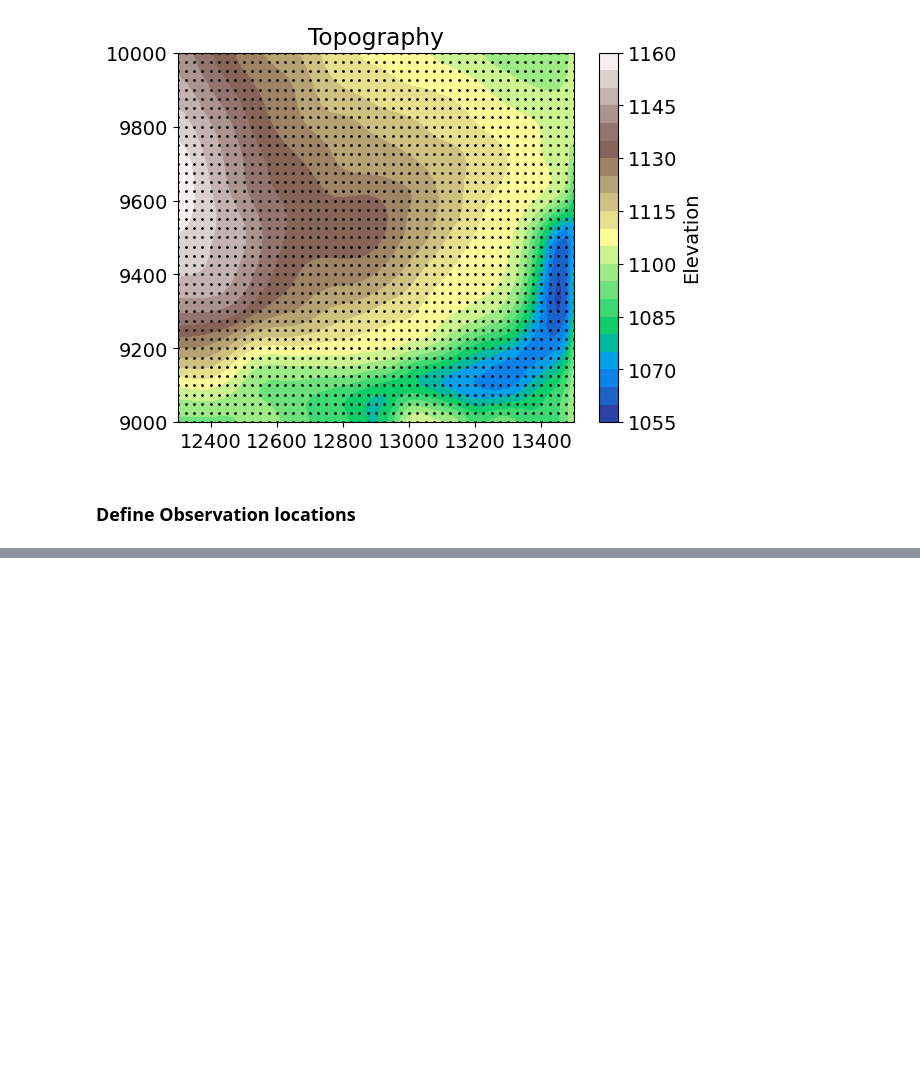
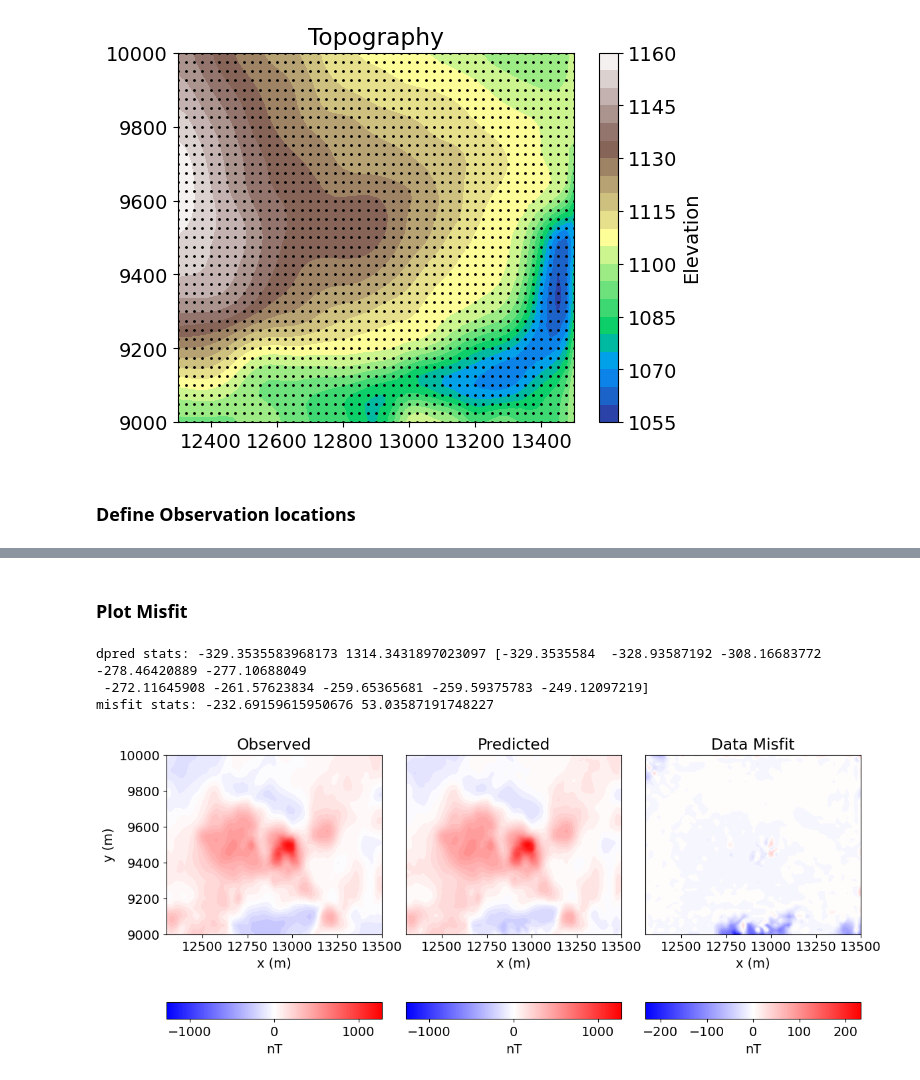
Before and after one commit to jtrustham/EOSC-454-Project-2026, a Jupyter notebook: notebooks/Mt_Milligan_Inversion.ipynb, the cells around one changed output, grey strips where cells are left out. Drawn from its saved outputs; the diff is of its cells as text; code cells hidden in the pictures; blank space fills up the shorter version.

```diff
--- a/notebooks/Mt_Milligan_Inversion.ipynb
+++ b/notebooks/Mt_Milligan_Inversion.ipynb
@@ -155,0 +247,10 @@ ValueError: could not convert string to float: 'dx'
+# %%
+simulation = magnetics.simulation.Simulation3DIntegral(
+    survey=survey,
+    mesh=tensor_mesh,
+    model_type="scalar",
+    chiMap=model_map,
+    active_cells=active_cells,
+    store_sensitivities="forward_only",
+    engine="choclo",
+)
@@ -155,0 +335,3 @@ ValueError: could not convert string to float: 'dx'
+# %%
+# Using L2 norm of the weighted residual between the observed and predicted data for a given model
+data_misfit_tensor = data_misfit.L2DataMisfit(data=data_object, simulation=simulation)
@@ -155,0 +340,4 @@ ValueError: could not convert string to float: 'dx'
+# %%
+optimization_tensor = optimization.ProjectedGNCG(
+    maxIter=100, lower=0.0, maxIterLS=20, cg_maxiter=10, cg_rtol=1e-2
+)
@@ -155,0 +346,3 @@ ValueError: could not convert string to float: 'dx'
+# %%
+# Full inverse problem definition needs daata misfit, regularization, and optimization objects
+inverse_problem_L2 = inverse_problem.BaseInvProblem(data_misfit_tensor, regularization_tensor, optimization_tensor)
@@ -155,0 +393,60 @@ ValueError: could not convert string to float: 'dx'
+# %% [markdown]
+### Plot Misfit
+# %%
+# Predicted data with final recovered model.
+dpred_L2 = inverse_problem_L2.dpred
+
+# Observed data | Predicted data | Data misfit
+data_array = np.c_[dobs, dpred_L2, (dobs - dpred_L2)]
+
+print("dpred stats:", np.nanmin(dpred_L2), np.nanmax(dpred_L2), np.unique(dpred_L2)[:10])
+print("misfit stats:", np.nanmin(dobs - dpred_L2), np.nanmax(dobs - dpred_L2))
+
+
+#Sort data?
+# idx = np.lexsort((receiver_locations[:,1], receiver_locations[:,0]))
+
+# locs_sorted = receiver_locations[idx]
+# data_array_sorted = data_array[idx, :]
+
+
+fig = plt.figure(figsize=(12, 5))
+plot_title = ["Observed", "Predicted", "Data Misfit"]
+plot_units = ["nT", "nT", "nT"]
+
+ax1 = 3 * [None]
+ax2 = 3 * [None]
+norm = 3 * [None]
+cbar = 3 * [None]
+cplot = 3 * [None]
+v_lim = [np.max(np.abs(dobs)), np.max(np.abs(dobs)), np.max(np.abs(dobs - dpred_L2))]
+
+for ii in range(0, 3):
+    ax1[ii] = fig.add_axes([0.3 * ii + 0.1, 0.2, 0.27, 0.75])
+    norm[ii] = mpl.colors.Normalize(vmin=-v_lim[ii], vmax=v_lim[ii])
+    cplot[ii] = plot2Ddata(
+        receiver_list.locations,
+        data_array[:, ii],
+        ax=ax1[ii],
+        ncontour=30,
+        contourOpts={"cmap": "bwr", "norm": norm[ii]},
+    )
+    ax1[ii].set_title(plot_title[ii])
+    ax1[ii].set_xlabel("x (m)")
+    if ii == 0:
+        ax1[ii].set_ylabel("y (m)")
+    else:
+        ax1[ii].set_yticks([])
+
+    ax2[ii] = fig.add_axes([0.3 * ii + 0.1, 0.05, 0.27, 0.05])
+    cbar[ii] = mpl.colorbar.ColorbarBase(
+        ax2[ii], norm=norm[ii], orientation="horizontal", cmap=mpl.cm.bwr
+    )
+    cbar[ii].set_label(plot_units[ii], labelpad=5)
+
+plt.show()
+# %% [output]
+dpred stats: -329.3535583968173 1314.3431897023097 [-329.3535584  -328.93587192 -308.16683772 -278.46420889 -277.10688049
+ -272.11645908 -261.57623834 -259.65365681 -259.59375783 -249.12097219]
+misfit stats: -232.69159615950676 53.03587191748227
+[figure, added]
```
Also changed, not shown: parts of 30 cells of this notebook.
